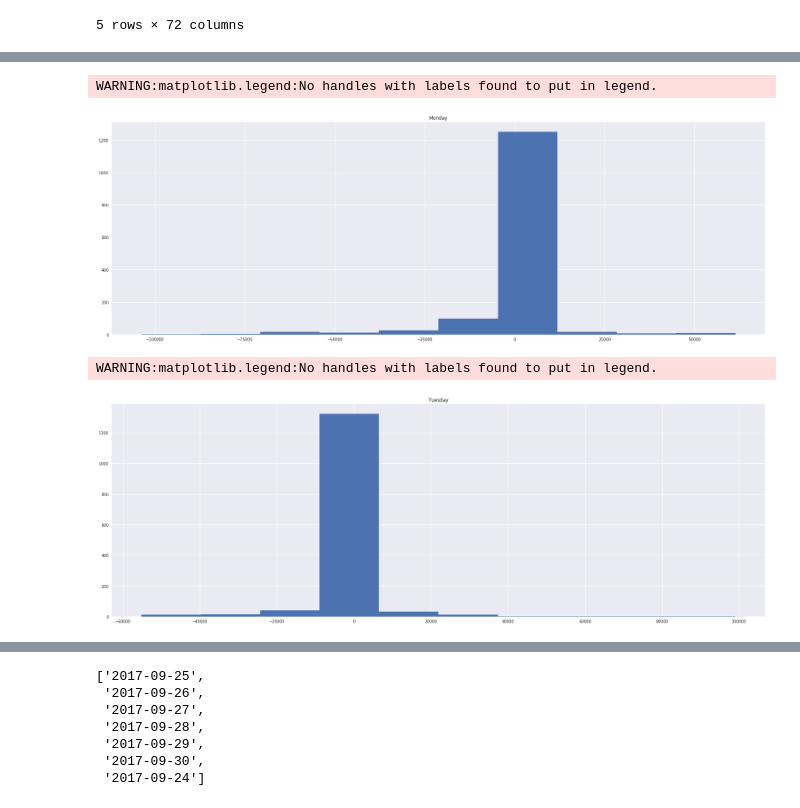
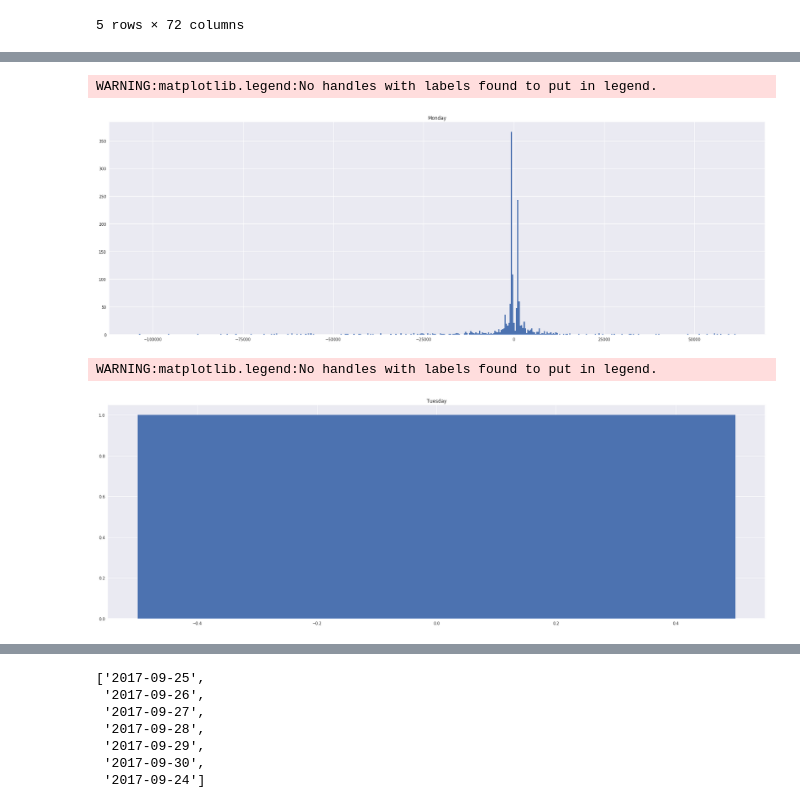
Before and after one commit to TheAmazonLogTeam/LogKiller, a Jupyter notebook: test_intensity_processus.ipynb, the cells around one changed output, grey strips where cells are left out. Drawn from its saved outputs; the diff is of its cells as text; code cells hidden in the pictures.

Commit message:
Done distribution moving average 1 mn

```diff
--- a/test_intensity_processus.ipynb
+++ b/test_intensity_processus.ipynb
@@ -300,11 +276,18 @@ ValueError: operands could not be broadcast together with shapes (840,) (900,)
+# %%
+server_profile.distribution[0].remove(np.inf)
+server_profile.distribution[1].remove(np.inf)
+server_profile.distribution[2].remove(np.inf)
+server_profile.distribution[3].remove(np.inf)
+server_profile.distribution[4].remove(np.inf)
+server_profile.distribution[5].remove(np.inf)
 # %%
 # distribution jour
 import calendar
 plt.figure(figsize=(30,10))
-plt.hist(server_profile.distribution[0])
+plt.hist(server_profile.distribution[0], bins = 'auto')
 plt.title(calendar.day_name[0])
 plt.legend()
 plt.show()
 # %% [output]
 WARNING:matplotlib.legend:No handles with labels found to put in legend.
-[figure, old version]
+[figure, new version]
@@ -317,10 +294,10 @@ server_profile.distribution[5].remove(np.inf)
 # %%
 import calendar
 plt.figure(figsize=(30,10))
-plt.hist(server_profile.distribution[1])
+plt.hist(server_profile.distribution[1], bins ='auto')
 plt.title(calendar.day_name[1])
 plt.legend()
 plt.show()
 # %% [output]
 WARNING:matplotlib.legend:No handles with labels found to put in legend.
-[figure, old version]
+[figure, new version]
```
Also changed, not shown: parts of 19 cells of this notebook, 2 other files.
